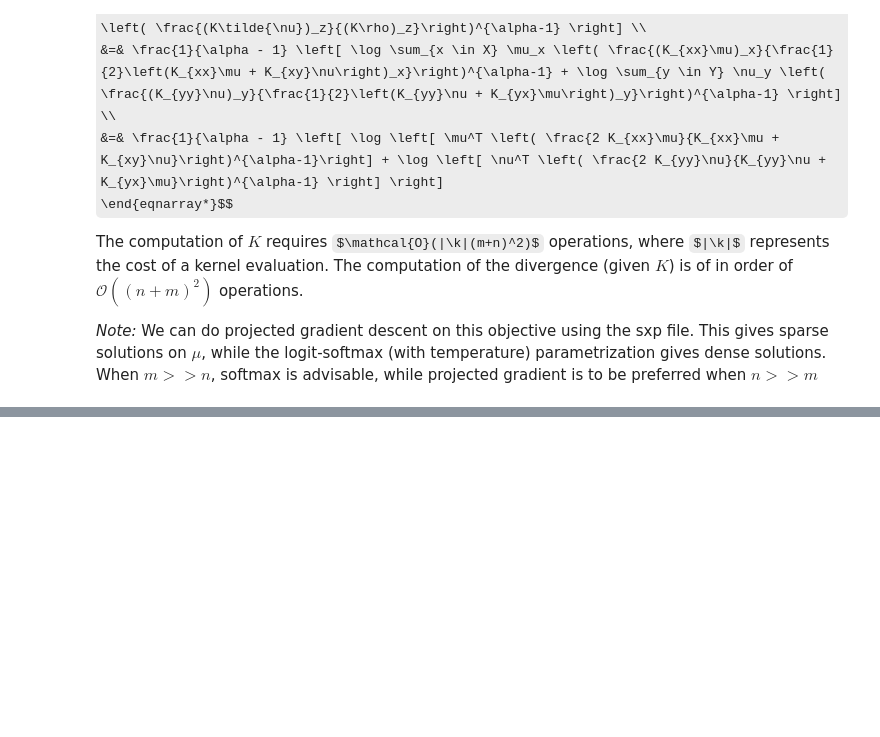
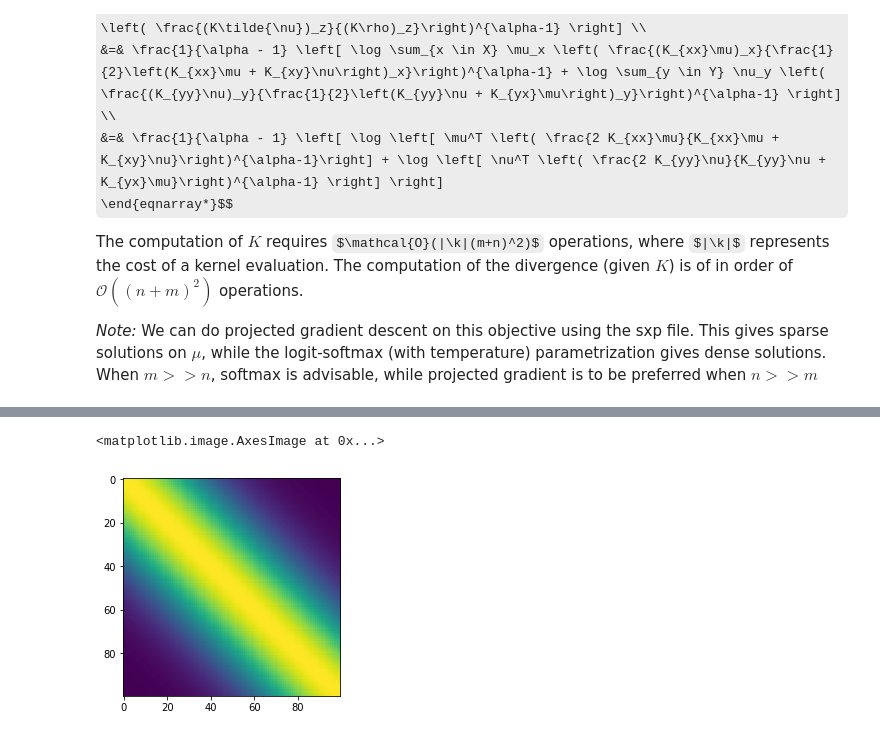
Before and after one commit to gallego-posada/gait, a Jupyter notebook: metric_it.ipynb, the cells around one changed output, grey strips where cells are left out. Drawn from its saved outputs; the diff is of its cells as text; code cells hidden in the pictures; some formulas as TeX source; blank space fills up the shorter version.

```diff
--- a/metric_it.ipynb
+++ b/metric_it.ipynb
@@ -176,0 +222,23 @@ Sparsity of solution: 60.0% (20/50)
+# %%
+alpha = 1.5
+
+#mu_free = torch.nn.Parameter(torch.tensor(1+0.*np.random.rand(1, n)))
+# For projected gradient initialize with a sparse solution on simplex
+mu_free = torch.nn.Parameter(torch.tensor(0*np.random.dirichlet(n*n*[1], 1)))
+temp = torch.nn.Parameter(torch.tensor(1.).double())
+mu_optimizer = torch.optim.Adam([mu_free, temp], lr=0.05, amsgrad=True)
+optims = [mu_optimizer]
+
+mu = sxp.simplex_project(mu_free).view(n, n)
+
+[Ygrid, Xgrid] = np.meshgrid(np.linspace(0, 1, n), np.linspace(0, 1, n))
+Kmat = np.exp(-7*np.abs(Xgrid - Ygrid)**2)
+Kmat = utils.from_numpy(Kmat)
+
+kernel = lambda x: torch.matmul(torch.matmul(Kmat, x), Kmat)
+Knu = torch.matmul(torch.matmul(Kmat, E), Kmat)
+# %%
+plt.imshow(Kmat)
+# %% [output]
+<matplotlib.image.AxesImage at 0x...>
+[figure, added]
```
Also changed, not shown: parts of 10 cells of this notebook, 1 other file.
